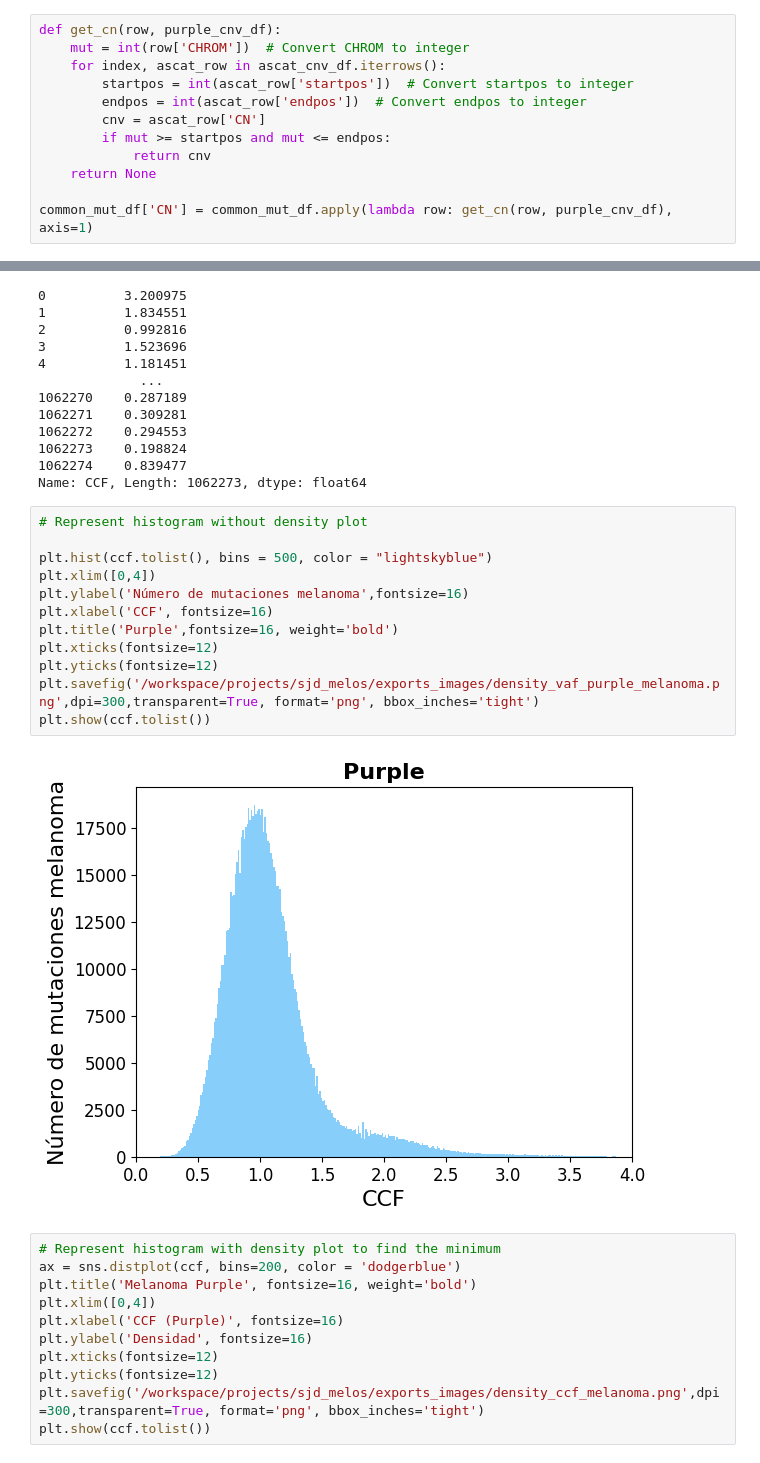
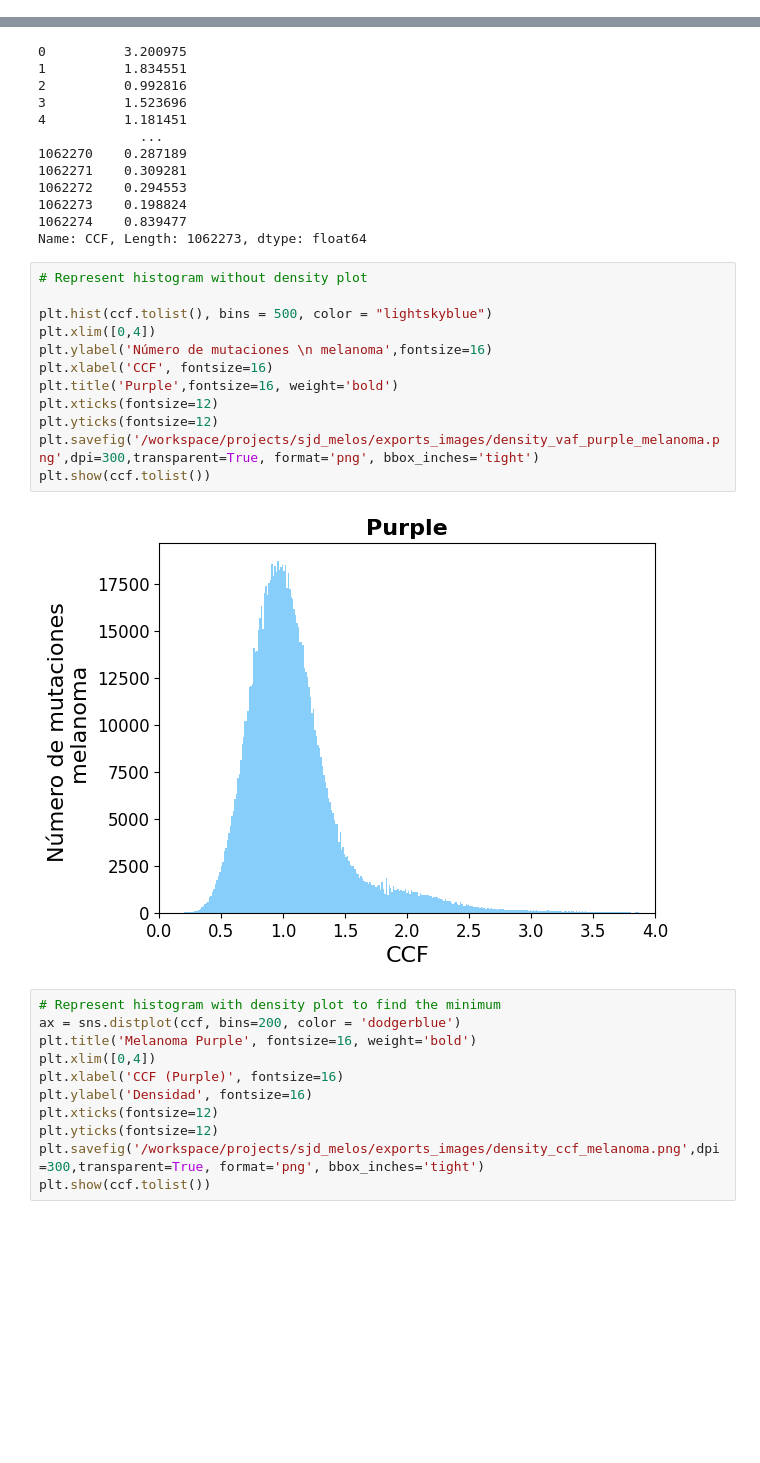
Before and after one commit to efigb/master, a Jupyter notebook: variant_analysis/somatic/clonality/CCF_Purple_clonals_melanoma.ipynb, the cells around one changed output, grey strips where cells are left out. Cells and saved outputs as stored; diff of their text form; blank space fills up the shorter version.

```diff
--- a/variant_analysis/somatic/clonality/CCF_Purple_clonals_melanoma.ipynb
+++ b/variant_analysis/somatic/clonality/CCF_Purple_clonals_melanoma.ipynb
@@ -55,15 +55,3 @@ purple_cnv_df = purple_cnv_df.rename(columns={'chromosome':'chrom','copyNumber':
 purple_cnv_df[['CN']] = purple_cnv_df[['CN']].astype(float) # convert so it is float, if not it converts it to integer/object
 # %% [markdown]
 ## 2/ Add CN to common mutations df
-# %%
-def get_cn(row, purple_cnv_df):
-    mut = int(row['CHROM'])  # Convert CHROM to integer
-    for index, ascat_row in ascat_cnv_df.iterrows():
-        startpos = int(ascat_row['startpos'])  # Convert startpos to integer
-        endpos = int(ascat_row['endpos'])  # Convert endpos to integer
-        cnv = ascat_row['CN']
-        if mut >= startpos and mut <= endpos:
-            return cnv
-    return None
-
-common_mut_df['CN'] = common_mut_df.apply(lambda row: get_cn(row, purple_cnv_df), axis=1)
@@ -237,17 +204,17 @@ Name: CCF, Length: 1062273, dtype: float64
 # %%
 # Represent histogram without density plot
 
 plt.hist(ccf.tolist(), bins = 500, color = "lightskyblue")
 plt.xlim([0,4])
-plt.ylabel('Número de mutaciones melanoma',fontsize=16)
+plt.ylabel('Número de mutaciones \n melanoma',fontsize=16)
 plt.xlabel('CCF', fontsize=16)
 plt.title('Purple',fontsize=16, weight='bold')
 plt.xticks(fontsize=12)
 plt.yticks(fontsize=12)
 plt.savefig('/workspace/projects/sjd_melos/exports_images/density_vaf_purple_melanoma.png',dpi=300,transparent=True, format='png', bbox_inches='tight')
 plt.show(ccf.tolist())
 # %% [output]
-[figure, old version]
+[figure, new version]
 # %%
 # Represent histogram with density plot to find the minimum
 ax = sns.distplot(ccf, bins=200, color = 'dodgerblue')
```
Also changed, not shown: parts of 2 cells of this notebook, 4 other files.
